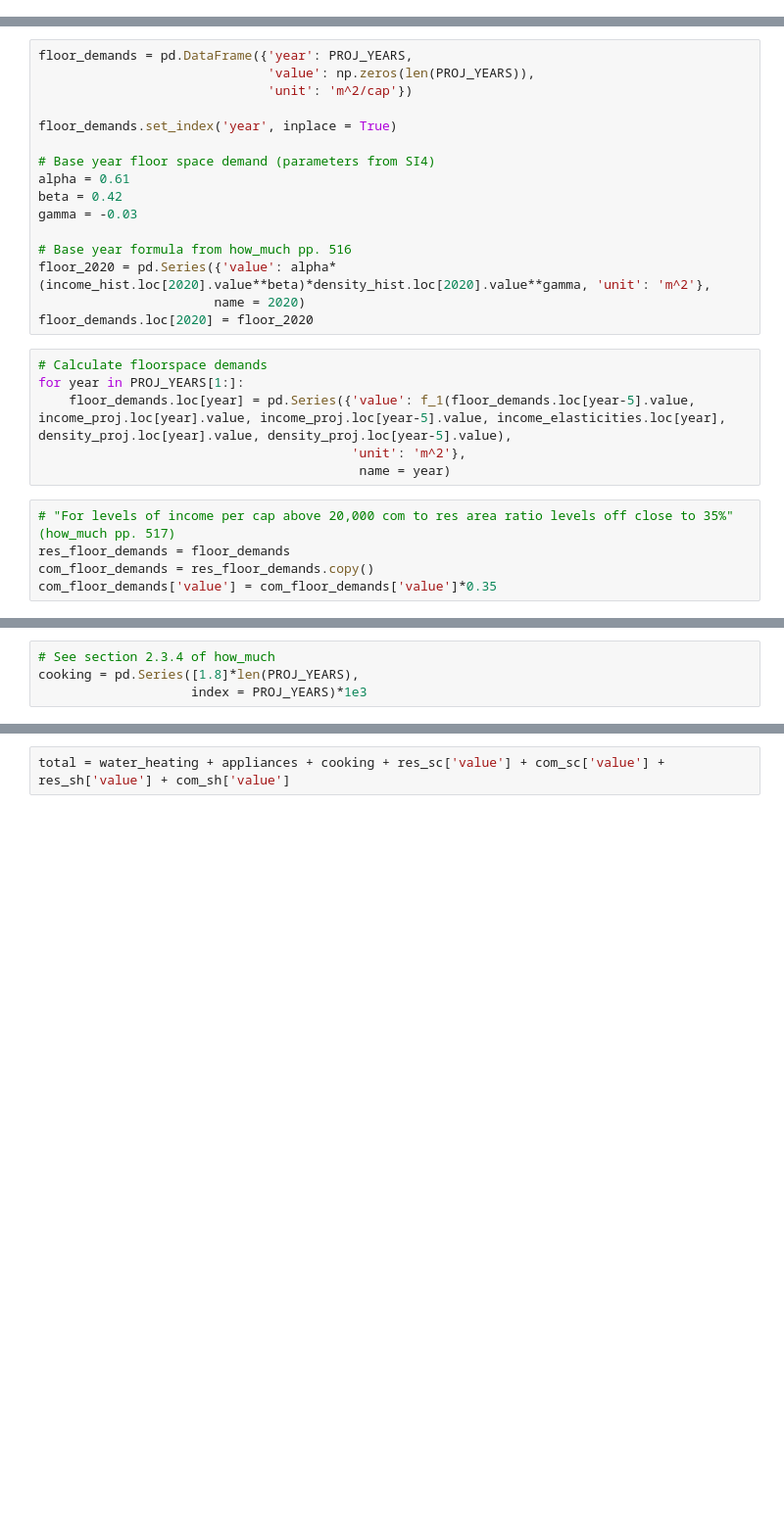
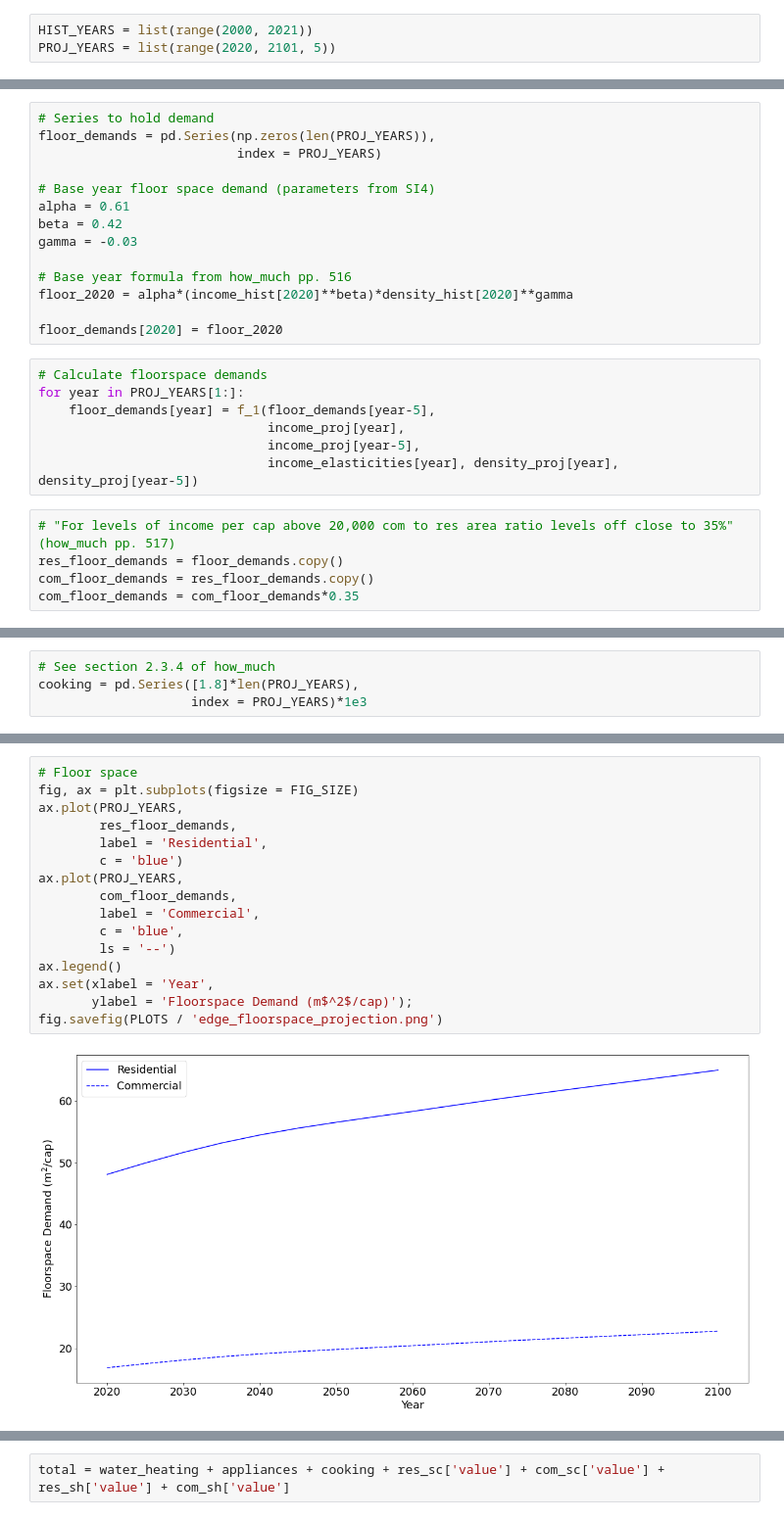
Before and after one commit to noahhleverton/iams_code, a Jupyter notebook: function_testing/REMINDandEDGE/edge_energy_demand.ipynb, the cells around one changed output, grey strips where cells are left out. Shown at 98% size. Saved outputs shown, nothing was run; the diff lists cells and outputs as text; blank space fills up the shorter version.

```diff
--- a/function_testing/REMINDandEDGE/edge_energy_demand.ipynb
+++ b/function_testing/REMINDandEDGE/edge_energy_demand.ipynb
@@ -19,3 +19,6 @@ Supplementary to 'How much energy...' = supp (tables are SI#)
+# %%
+HIST_YEARS = list(range(2000, 2021))
+PROJ_YEARS = list(range(2020, 2101, 5))
 # %% [markdown]
 ## Import Data
 # %%
@@ -58,11 +63,9 @@ f_1 = lambda f_0, I_1, I_0, beta, D_1, D_0 : f_0*((I_1/I_0)**beta)*((D_1/D_0)**-
 income_elasticities = pd.Series(np.linspace(0.42, 0.294, num = len(PROJ_YEARS)),
                                 index = PROJ_YEARS)
 # %%
-floor_demands = pd.DataFrame({'year': PROJ_YEARS,
-                              'value': np.zeros(len(PROJ_YEARS)),
-                              'unit': 'm^2/cap'})
-
-floor_demands.set_index('year', inplace = True)
+# Series to hold demand
+floor_demands = pd.Series(np.zeros(len(PROJ_YEARS)),
+                          index = PROJ_YEARS)
 
 # Base year floor space demand (parameters from SI4)
 alpha = 0.61
@@ -70,17 +73,18 @@ beta = 0.42
 gamma = -0.03
 
 # Base year formula from how_much pp. 516
-floor_2020 = pd.Series({'value': alpha*(income_hist.loc[2020].value**beta)*density_hist.loc[2020].value**gamma, 'unit': 'm^2'},
-                       name = 2020)
-floor_demands.loc[2020] = floor_2020
+floor_2020 = alpha*(income_hist[2020]**beta)*density_hist[2020]**gamma
+
+floor_demands[2020] = floor_2020
 # %%
 # Calculate floorspace demands
 for year in PROJ_YEARS[1:]:
-    floor_demands.loc[year] = pd.Series({'value': f_1(floor_demands.loc[year-5].value, income_proj.loc[year].value, income_proj.loc[year-5].value, income_elasticities.loc[year], density_proj.loc[year].value, density_proj.loc[year-5].value),
-                                         'unit': 'm^2'},
-                                          name = year)
+    floor_demands[year] = f_1(floor_demands[year-5],
+                              income_proj[year],
+                              income_proj[year-5],
+                              income_elasticities[year], density_proj[year], density_proj[year-5])
 # %%
 # "For levels of income per cap above 20,000 com to res area ratio levels off close to 35%" (how_much pp. 517)
-res_floor_demands = floor_demands
+res_floor_demands = floor_demands.copy()
 com_floor_demands = res_floor_demands.copy()
-com_floor_demands['value'] = com_floor_demands['value']*0.35
+com_floor_demands = com_floor_demands*0.35
@@ -303,0 +174,18 @@ fig.savefig(PLOTS / 'water_appliances_cooking.png')
+# %%
+# Floor space
+fig, ax = plt.subplots(figsize = FIG_SIZE)
+ax.plot(PROJ_YEARS,
+        res_floor_demands,
+        label = 'Residential',
+        c = 'blue')
+ax.plot(PROJ_YEARS,
+        com_floor_demands,
+        label = 'Commercial',
+        c = 'blue',
+        ls = '--')
+ax.legend()
+ax.set(xlabel = 'Year',
+       ylabel = 'Floorspace Demand (m$^2$/cap)');
+fig.savefig(PLOTS / 'edge_floorspace_projection.png')
+# %% [output]
+[figure, added]
```
Also changed, not shown: parts of 44 cells of this notebook, 13 other files.
